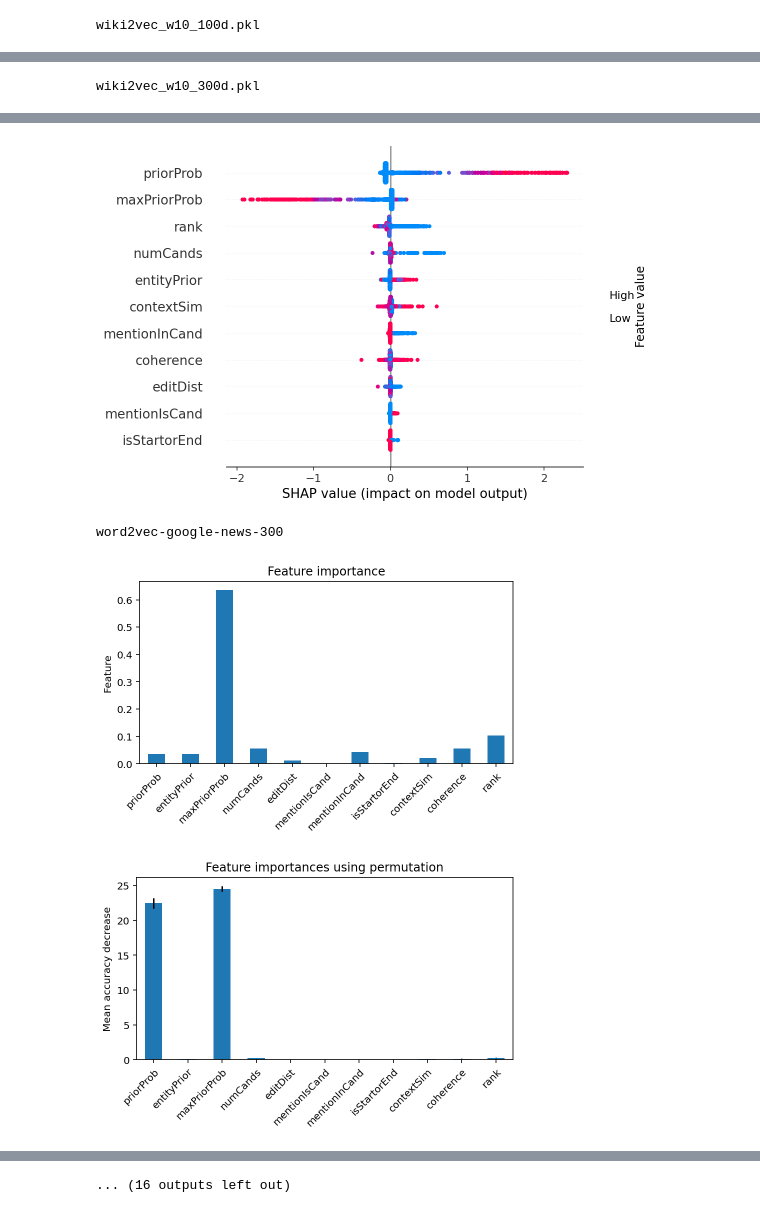
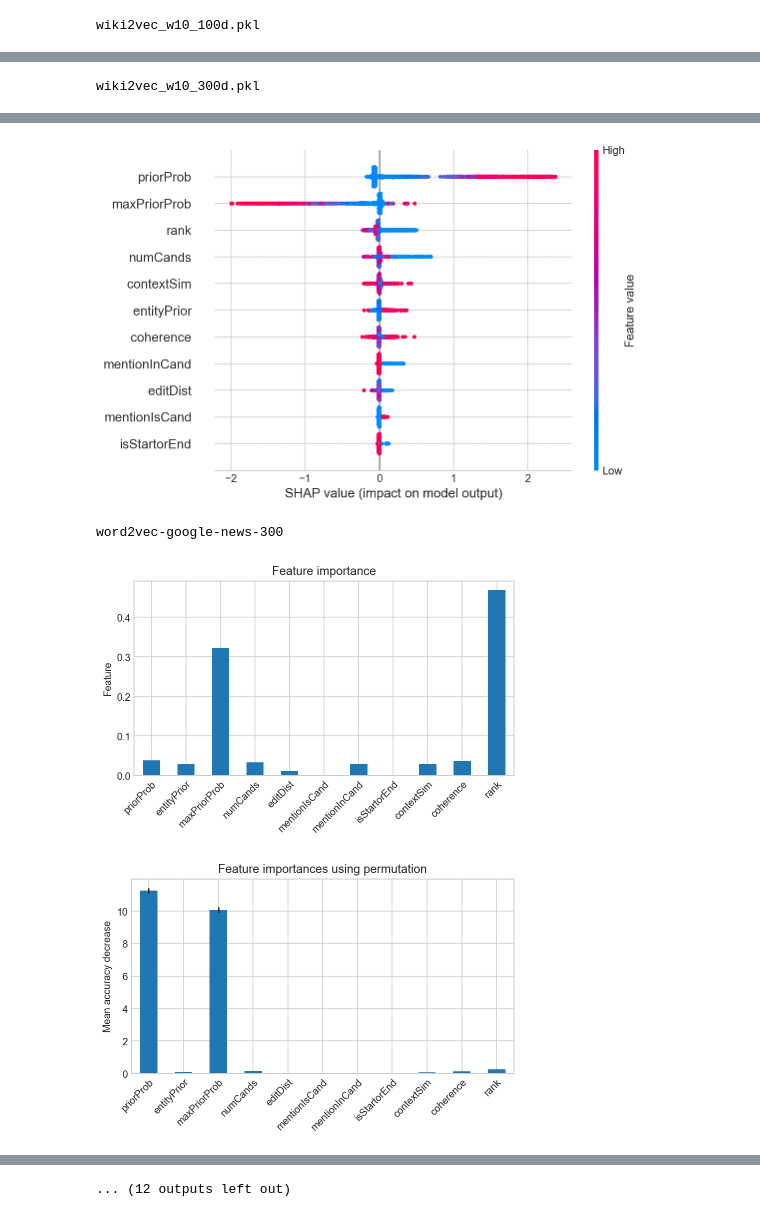
Before and after one commit to atharvat80/NED-new, a Jupyter notebook: 3.Evaluation.ipynb, the cells around one changed output, grey strips where cells are left out. Cells and saved outputs as stored; diff of their text form; code cells hidden in the pictures.

```diff
--- a/3.Evaluation.ipynb
+++ b/3.Evaluation.ipynb
@@ -13,6 +13,8 @@ from sklearn.inspection import permutation_importance
 
 warnings.filterwarnings('ignore')
 
+plt.style.use('seaborn-whitegrid')
+
 %matplotlib inline
 %config InlineBackend.figure_format = 'retina'
 # %%
@@ -40,7 +42,7 @@ def load_model(fname):
     return model
 
 
-def plot_feat_importance(model, X, num_samples=2000):
+def plot_feat_importance(model, X, num_samples=5000):
     n = model.n_features_
     X = X.sample(num_samples)
     X_test, y_test = X[features[:n]], X['y']
@@ -71,8 +73,8 @@ def plot_feat_importance(model, X, num_samples=2000):
 # %%
 embs  = ["wiki2vec_w10_100d.pkl", "wiki2vec_w10_300d.pkl",
          "word2vec-google-news-300", "glove-wiki-gigaword-300",
-         "fasttext-wiki-news-subwords-300", "en.wiki.bpe.vs200000.d300.w2v",
-         "TRF"]
+         "fasttext-wiki-news-subwords-300", "TRF"]
+
 for emb in embs:
     print(emb)
     df_test = pd.read_csv(f"./data/GBRT/{emb}_train.csv")
@@ -89,4 +91,4 @@ wiki2vec_w10_300d.pkl
-[figure, old version]
+[figure, new version]
 word2vec-google-news-300
-[figure, old version]
+[figure, new version]
-[figure, old version]
+[figure, new version]
@@ -94 +96 @@ word2vec-google-news-300
-... (16 outputs left out)
+... (12 outputs left out)
```
Also changed, not shown: parts of 2 cells of this notebook, 1 other file.
